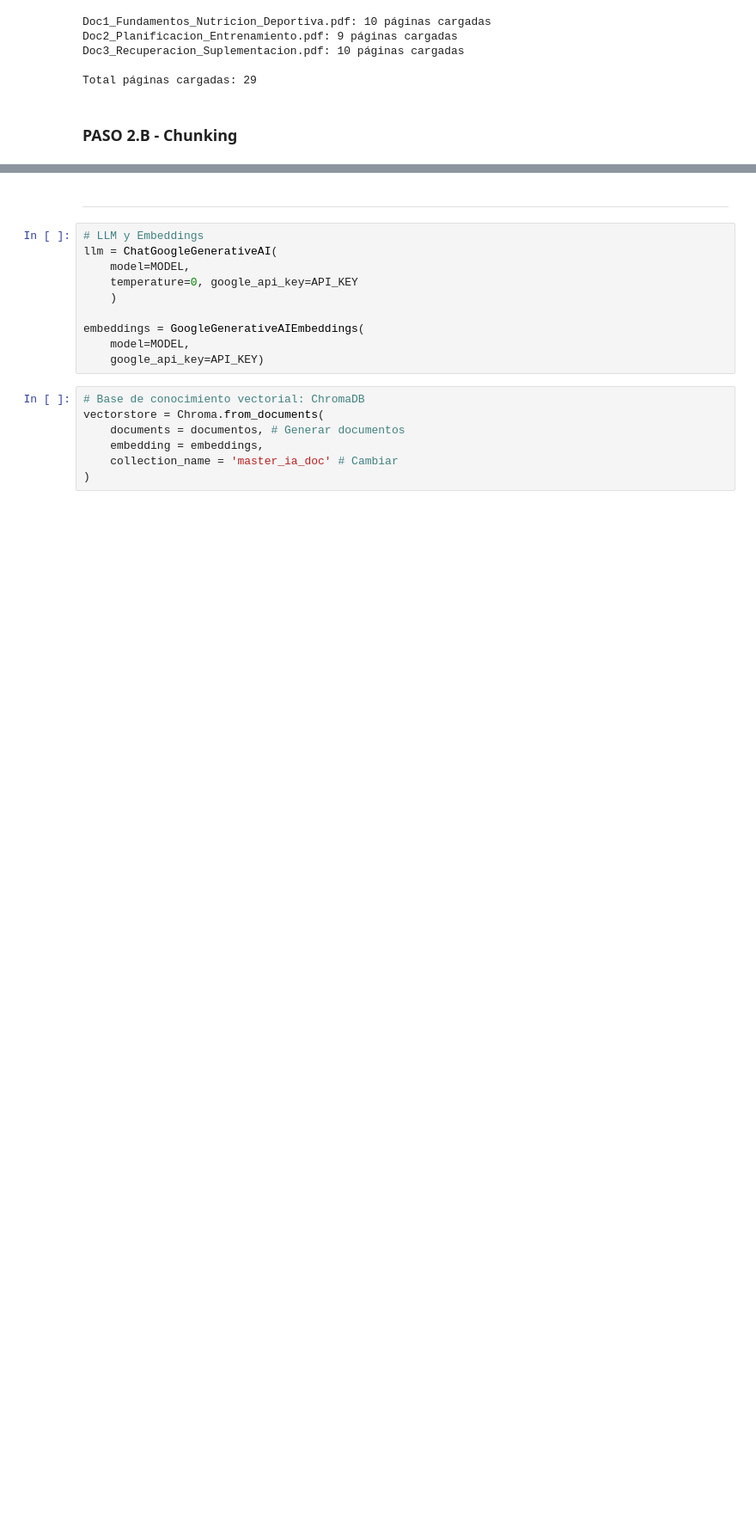
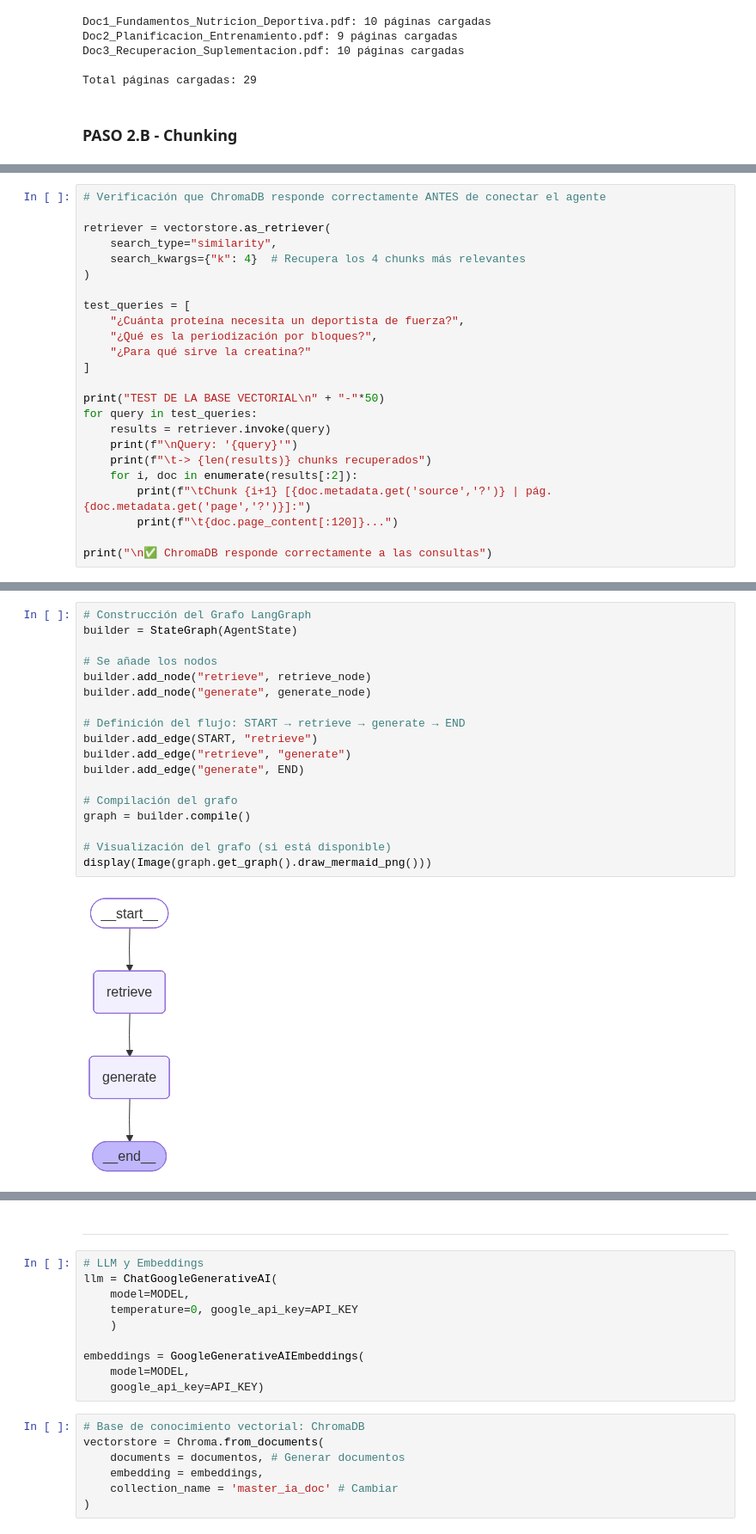
Before and after one commit to somm14/agent-project, a Jupyter notebook: agente.ipynb, the cells around one changed output, grey strips where cells are left out. Shown at 86% size. Drawn from its saved outputs; the diff is of its cells as text; blank space fills up the shorter version.

```diff
--- a/agente.ipynb
+++ b/agente.ipynb
@@ -164,0 +190,24 @@ de intensidad moderada-alta. Se almacenan en forma de glucógeno en el músculo
+# %%
+# Verificación que ChromaDB responde correctamente ANTES de conectar el agente
+
+retriever = vectorstore.as_retriever(
+    search_type="similarity",
+    search_kwargs={"k": 4}  # Recupera los 4 chunks más relevantes
+)
+
+test_queries = [
+    "¿Cuánta proteína necesita un deportista de fuerza?",
+    "¿Qué es la periodización por bloques?",
+    "¿Para qué sirve la creatina?"
+]
+
+print("TEST DE LA BASE VECTORIAL\n" + "-"*50)
+for query in test_queries:
+    results = retriever.invoke(query)
+    print(f"\nQuery: '{query}'")
+    print(f"\t-> {len(results)} chunks recuperados")
+    for i, doc in enumerate(results[:2]):
+        print(f"\tChunk {i+1} [{doc.metadata.get('source','?')} | pág.{doc.metadata.get('page','?')}]:")
+        print(f"\t{doc.page_content[:120]}...")
+
+print("\n✅ ChromaDB responde correctamente a las consultas")
@@ -164,0 +370,20 @@ de intensidad moderada-alta. Se almacenan en forma de glucógeno en el músculo
+# %%
+# Construcción del Grafo LangGraph
+builder = StateGraph(AgentState)
+
+# Se añade los nodos
+builder.add_node("retrieve", retrieve_node)
+builder.add_node("generate", generate_node)
+
+# Definición del flujo: START → retrieve → generate → END
+builder.add_edge(START, "retrieve")
+builder.add_edge("retrieve", "generate")
+builder.add_edge("generate", END)
+
+# Compilación del grafo
+graph = builder.compile()
+
+# Visualización del grafo (si está disponible)
+display(Image(graph.get_graph().draw_mermaid_png()))
+# %% [output]
+[figure, added]
```
Also changed, not shown: parts of 22 cells of this notebook.
